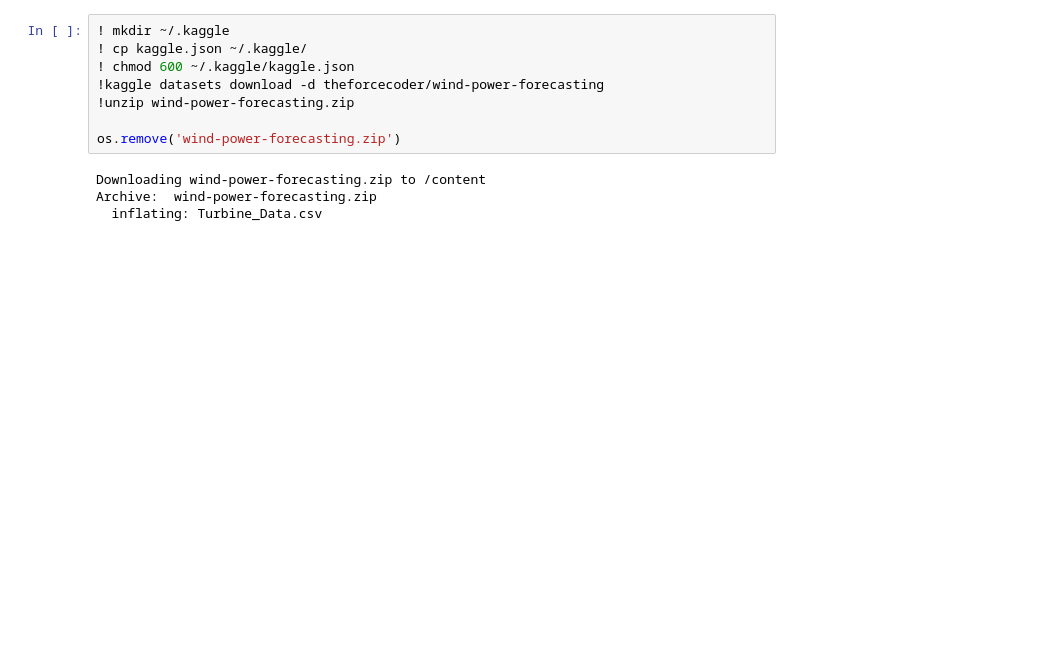
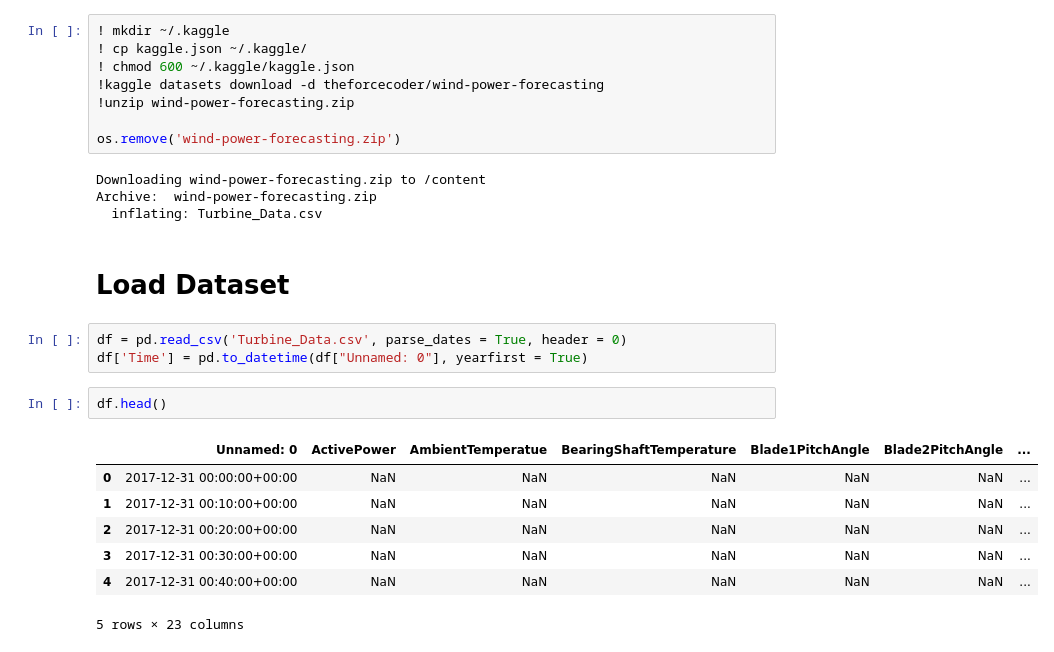
Before and after one commit to neemiasbsilva/case-study-data-science, a Jupyter notebook: wind_power_forecasting/notebooks/wind_power_forecasting.ipynb, the cells around one changed output. Saved outputs shown, nothing was run; the diff lists cells and outputs as text; blank space fills up the shorter version.

```diff
--- a/wind_power_forecasting/notebooks/wind_power_forecasting.ipynb
+++ b/wind_power_forecasting/notebooks/wind_power_forecasting.ipynb
@@ -30,3 +30,18 @@ os.remove('wind-power-forecasting.zip')
 Downloading wind-power-forecasting.zip to /content
 Archive:  wind-power-forecasting.zip
   inflating: Turbine_Data.csv
+# %% [markdown]
+# Load Dataset
+# %%
+df = pd.read_csv('Turbine_Data.csv', parse_dates = True, header = 0)
+df['Time'] = pd.to_datetime(df["Unnamed: 0"], yearfirst = True)
+# %%
+df.head()
+# %% [output]
+|  | Unnamed: 0 | ActivePower | AmbientTemperatue | BearingShaftTemperature | Blade1PitchAngle | Blade2PitchAngle | ... |
+| 0 | 2017-12-31 00:00:00+00:00 | NaN | NaN | NaN | NaN | NaN | ... |
+| 1 | 2017-12-31 00:10:00+00:00 | NaN | NaN | NaN | NaN | NaN | ... |
+| 2 | 2017-12-31 00:20:00+00:00 | NaN | NaN | NaN | NaN | NaN | ... |
+| 3 | 2017-12-31 00:30:00+00:00 | NaN | NaN | NaN | NaN | NaN | ... |
+| 4 | 2017-12-31 00:40:00+00:00 | NaN | NaN | NaN | NaN | NaN | ... |
+5 rows × 23 columns
```
Also changed, not shown: parts of 22 cells of this notebook.
